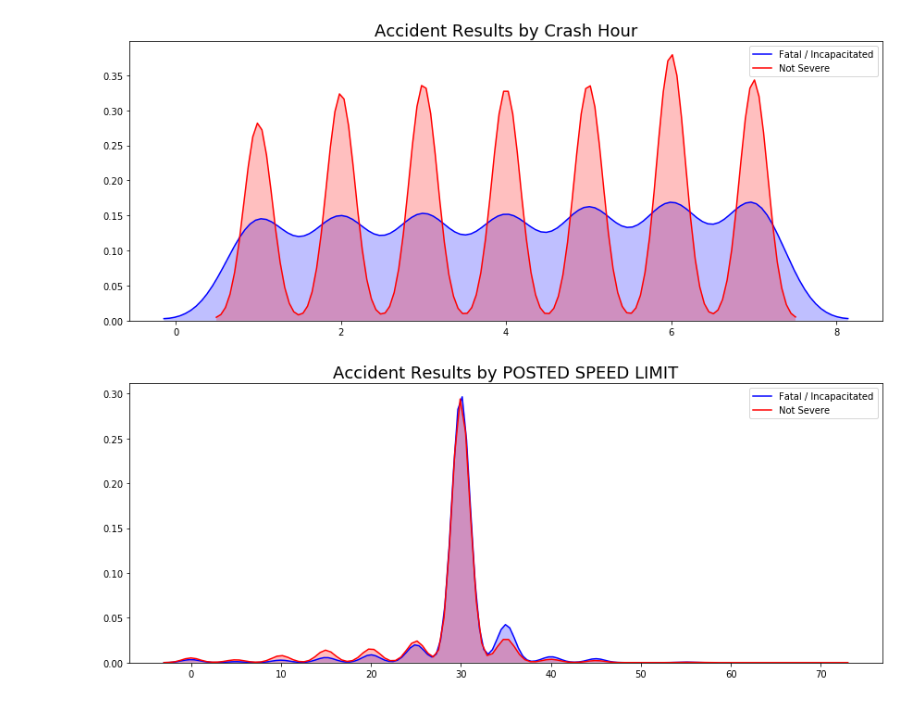
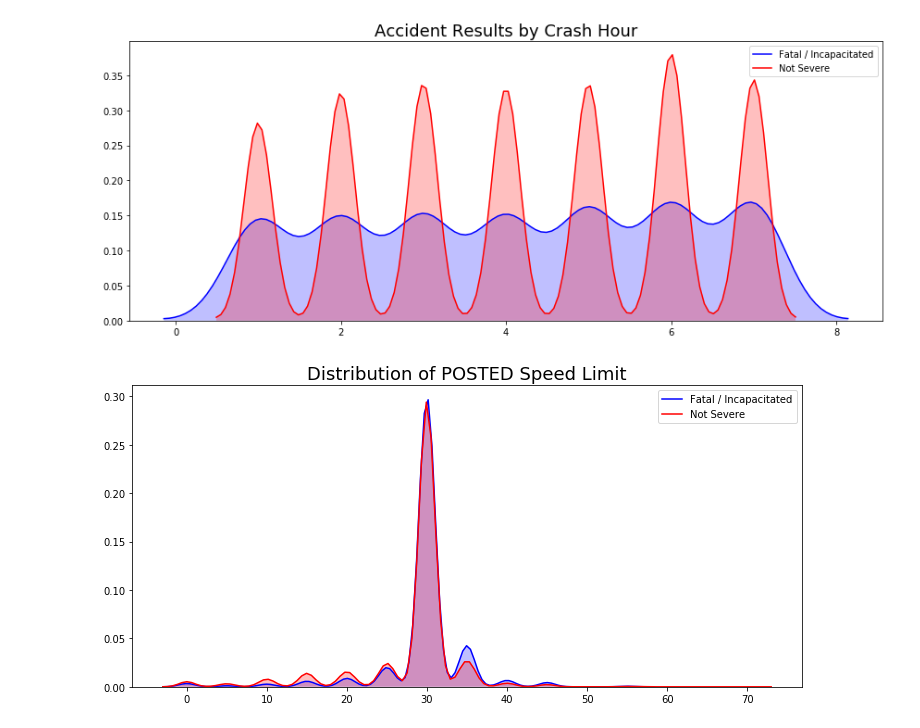
Before and after one commit to Morgan-Sell/chicago-traffic-safety, a Jupyter notebook: eda_feat_eng.ipynb, the cells around one changed output. Drawn from its saved outputs; the diff is of its cells as text; code cells hidden in the pictures.

```diff
--- a/eda_feat_eng.ipynb
+++ b/eda_feat_eng.ipynb
@@ -411,8 +396,23 @@ plot_density_distribution_by_class(accidents, 'is_fatal_or_incap', 'CRASH_HOUR',
 plot_density_distribution_by_class(accidents, 'is_fatal_or_incap', 'CRASH_DAY_OF_WEEK', (12,5), 'Accident Results by Crash Hour')
 # %% [output]
 [figure]
-# %%
-# NOTE 35 MPH
-plot_density_distribution_by_class(accidents, 'is_fatal_or_incap', 'POSTED_SPEED_LIMIT', (12,5), 'Accident Results by POSTED SPEED LIMIT', 1)
-# %% [output]
-[figure, removed]
+# %%
+df = accidents
+class_col = 'is_fatal_or_incap'
+feature_name = 'POSTED_SPEED_LIMIT'
+figsize = (10,5)
+title='Distribution of POSTED Speed Limit'
+bandwidth=1
+
+fatal_arr = df[df[class_col] == 1][feature_name].values
+not_fatal_arr = df[df[class_col] == 0][feature_name].values
+
+
+fig, ax = plt.subplots(figsize=figsize)
+ax = sns.kdeplot(fatal_arr, shade=True, color="b", bw=bandwidth, label = 'Fatal / Incapacitated')
+ax = sns.kdeplot(not_fatal_arr, shade=True, color="r", bw=bandwidth, label = 'Not Severe')
+ax.legend()
+ax.set_title(title, fontsize=18)
+fig.tight_layout();
+# %% [output]
+[figure, added]
```
Also changed, not shown: parts of 12 cells of this notebook.
